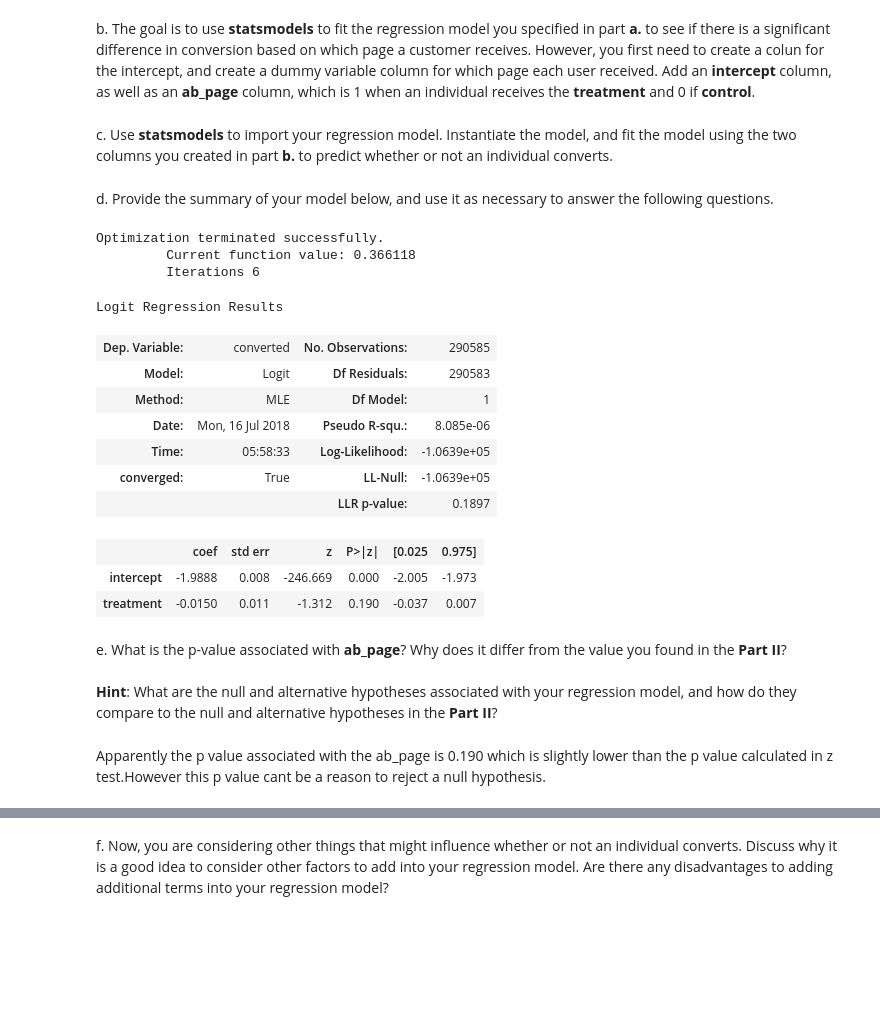
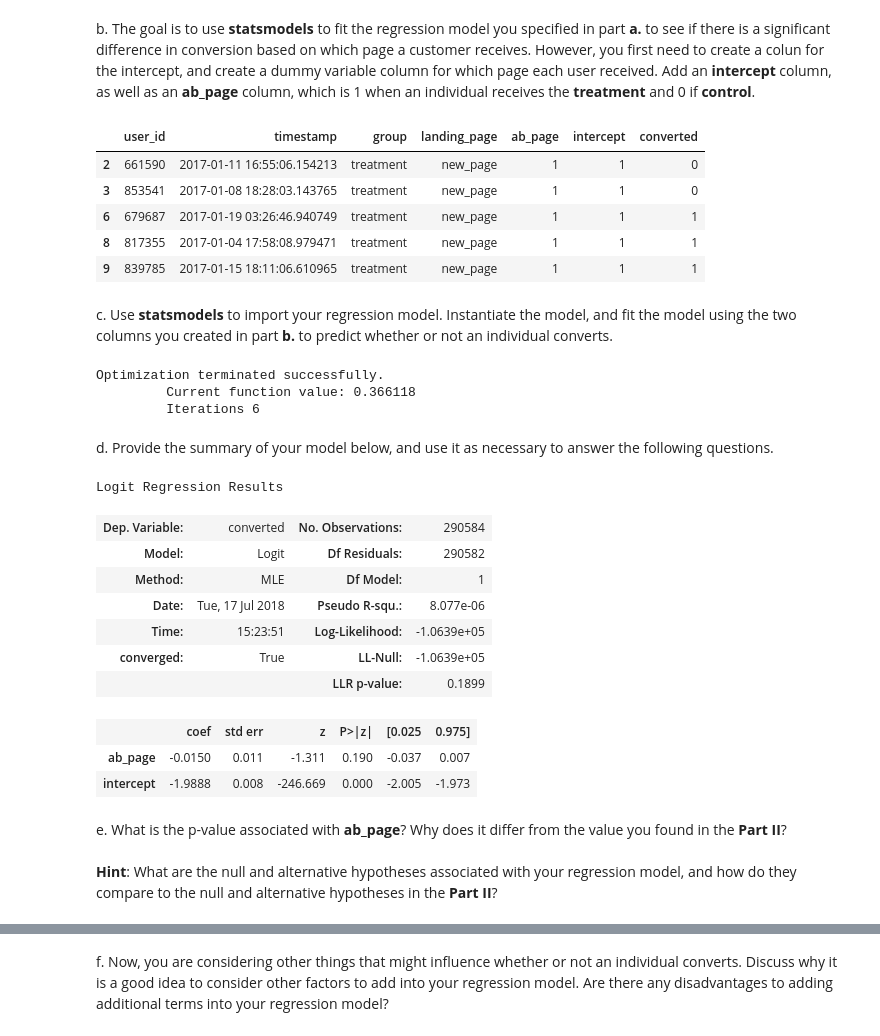
Before and after one commit to sarvani4592/Analyse-A-B-testing-results, a Jupyter notebook: analyzeabtestresults-2/AnalyzeABTestResults 2/Analyze_ab_test_results_notebook.ipynb, the cells around one changed output, grey strips where cells are left out. Cells and saved outputs as stored; diff of their text form; code cells hidden in the pictures; blank space fills up the shorter version.

```diff
--- a/analyzeabtestresults-2/AnalyzeABTestResults 2/Analyze_ab_test_results_notebook.ipynb
+++ b/analyzeabtestresults-2/AnalyzeABTestResults 2/Analyze_ab_test_results_notebook.ipynb
@@ -530,37 +559,61 @@ b. The goal is to use **statsmodels** to fit the regression model you specified
 # %%
 df3 = df2
 # %%
-df['intercept']=1
-
+df3['intercept'] = pd.Series(np.zeros(len(df3)), index=df3.index)
 df3['ab_page'] = pd.Series(np.zeros(len(df3)), index=df3.index)
-
-df3[['control', 'treatment']] = pd.get_dummies(df['group'])
+# %%
+# Find indexes that need to be changed for treatment group
+index_to_change = df3[df3['group']=='treatment'].index
+
+# Change values
+df3.set_value(index=index_to_change, col='ab_page', value=1)
+df3.set_value(index=df3.index, col='intercept', value=1)
+
+# Change datatype
+df3[['intercept', 'ab_page']] = df3[['intercept', 'ab_page']].astype(int)
+
+# Move "converted" to RHS
+df3 = df3[['user_id', 'timestamp', 'group', 'landing_page', 'ab_page', 'intercept', 'converted']]
+# %%
+# Check everything  has worked
+df3[df3['group']=='treatment'].head()
+# %% [output]
+|  | user_id | timestamp | group | landing_page | ab_page | intercept | converted |
+| 2 | 661590 | 2017-01-11 16:55:06.154213 | treatment | new_page | 1 | 1 | 0 |
+| 3 | 853541 | 2017-01-08 18:28:03.143765 | treatment | new_page | 1 | 1 | 0 |
+| 6 | 679687 | 2017-01-19 03:26:46.940749 | treatment | new_page | 1 | 1 | 1 |
+| 8 | 817355 | 2017-01-04 17:58:08.979471 | treatment | new_page | 1 | 1 | 1 |
+| 9 | 839785 | 2017-01-15 18:11:06.610965 | treatment | new_page | 1 | 1 | 1 |
 # %% [markdown]
 c. Use **statsmodels** to import your regression model.  Instantiate the model, and fit the model using the two columns you created in part **b.** to predict whether or not an individual converts.
 # %%
 import statsmodels.api as sm
-logit = sm.Logit(df['converted'],df[['intercept','treatment']])
+# Set up logistic regression
+logit = sm.Logit(df3['converted'], df3[['ab_page', 'intercept']])
+
+
+# Calculate results
+result=logit.fit()
+# %% [output]
+Optimization terminated successfully.
+         Current function value: 0.366118
+         Iterations 6
 # %% [markdown]
 d. Provide the summary of your model below, and use it as necessary to answer the following questions.
-# %%
-results = logit.fit()
-results.summary()
-# %% [output]
-Optimization terminated successfully.
-         Current function value: 0.366118
-         Iterations 6
-Logit Regression Results
-| Dep. Variable: | converted | No. Observations: | 290585 |
-| Model: | Logit | Df Residuals: | 290583 |
-| Method: | MLE | Df Model: | 1 |
-| Date: | Mon, 16 Jul 2018 | Pseudo R-squ.: | 8.085e-06 |
-| Time: | 05:58:33 | Log-Likelihood: | -1.0639e+05 |
-| converged: | True | LL-Null: | -1.0639e+05 |
-|  |  | LLR p-value: | 0.1897 |
-|  | coef | std err | z | P>|z| | [0.025 | 0.975] |
-| intercept | -1.9888 | 0.008 | -246.669 | 0.000 | -2.005 | -1.973 |
-| treatment | -0.0150 | 0.011 | -1.312 | 0.190 | -0.037 | 0.007 |
+# %%
+
+result.summary()
+# %% [output]
+Logit Regression Results
+| Dep. Variable: | converted | No. Observations: | 290584 |
+| Model: | Logit | Df Residuals: | 290582 |
+| Method: | MLE | Df Model: | 1 |
+| Date: | Tue, 17 Jul 2018 | Pseudo R-squ.: | 8.077e-06 |
+| Time: | 15:23:51 | Log-Likelihood: | -1.0639e+05 |
+| converged: | True | LL-Null: | -1.0639e+05 |
+|  |  | LLR p-value: | 0.1899 |
+|  | coef | std err | z | P>|z| | [0.025 | 0.975] |
+| ab_page | -0.0150 | 0.011 | -1.311 | 0.190 | -0.037 | 0.007 |
+| intercept | -1.9888 | 0.008 | -246.669 | 0.000 | -2.005 | -1.973 |
 # %% [markdown]
 e. What is the p-value associated with **ab_page**? Why does it differ from the value you found in the **Part II**?<br><br>  **Hint**: What are the null and alternative hypotheses associated with your regression model, and how do they compare to the null and alternative hypotheses in the **Part II**?
-# %% [markdown]
-Apparently the p value associated with the ab_page is 0.190 which is slightly lower than the p value calculated in z test.However this p value cant be a reason to reject a null hypothesis.
```
Also changed, not shown: parts of 37 cells of this notebook, 1 other file.
